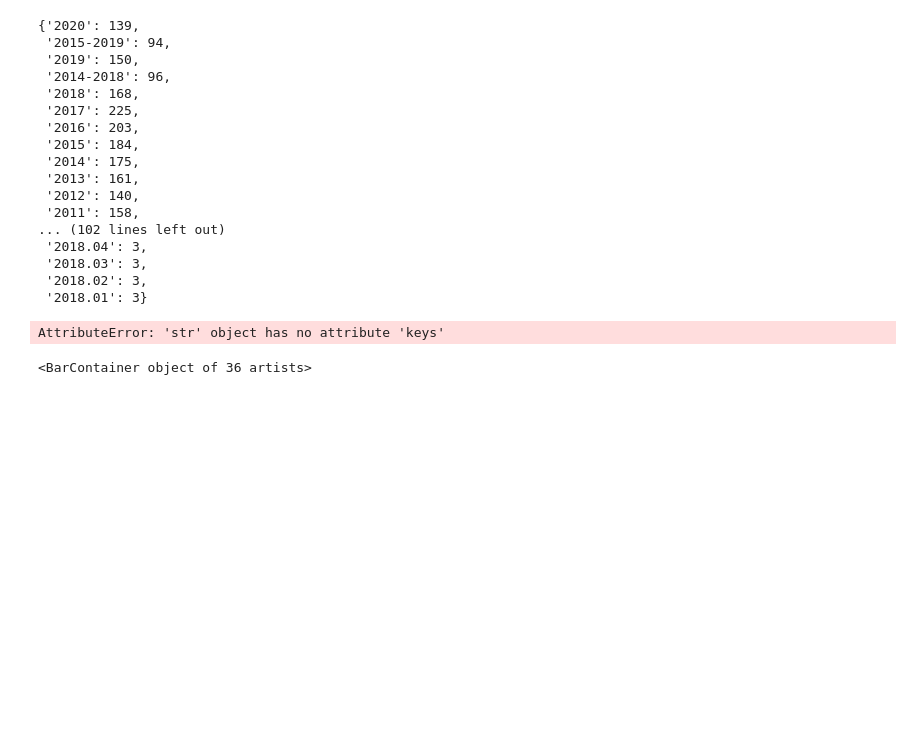
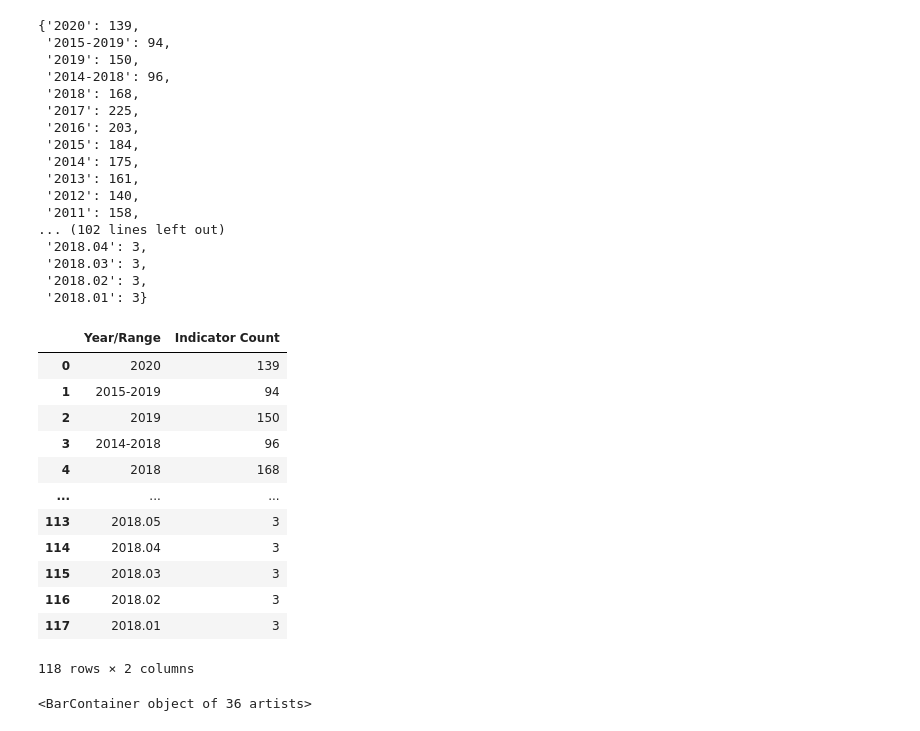
Before and after one commit to dpackardphys/gold_orbit_firelight, a Jupyter notebook: metastudy.ipynb, the cells around one changed output. Drawn from its saved outputs; the diff is of its cells as text; code cells hidden in the pictures; blank space fills up the shorter version.

```diff
--- a/metastudy.ipynb
+++ b/metastudy.ipynb
@@ -127,6 +127,7 @@ pprint(y_drink_json)
 #
 # Going to try to automate the creation of a bar chat plotting the number of indicators covered for each year...
 # First, copy the topics dictionary from below to use keys in automated search
+topics_url = outer_layer['Topics']
 all_topics_json = requests.get(topics_url + '?limit=284').json()
 topic_names_list = list()
 for x in range(284):
@@ -138,3 +139,4 @@ for x in range(284):
 topics_dict={}
 for x in range(284):
     topics_dict[topic_keys_list[x]]=topic_names_list[x]
+topics_dict
@@ -175,16 +195,28 @@ period_cov_dict
  '2018.03': 3,
  '2018.02': 3,
  '2018.01': 3}
-# %%
-#Data coverage (cont'd) [7/...]
-#
-# Let's save that dictionary to a csv, it took a while to run through all the API calls
-csv_columns = ['Year','Indicator Coverage']
-csv_file = "Resources/PeriodCoverage.csv"
-with open(csv_file, 'w') as csvfile:
-    writer = csv.DictWriter(csvfile, fieldnames=csv_columns)
-    writer.writeheader()
-    for data in period_cov_dict:
-            writer.writerow(data)
-# %% [output]
-AttributeError: 'str' object has no attribute 'keys'
+# %%
+#Data coverage (cont'd) [6/...]
+#
+# Wow! That worked on the first try!
+# Let's save that dictionary to a csv, it took a while to run through all the API calls...
+# First turn dictionary into a dataframe
+col_1 = list(period_cov_dict.keys())
+col_2 = [period_cov_dict[key] for key in col_1]
+data = {'Year/Range': col_1, 'Indicator Count': col_2}
+period_cov_df = pd.DataFrame({'Year/Range': col_1, 'Indicator Count': col_2})
+period_cov_df
+# %% [output]
+|  | Year/Range | Indicator Count |
+| 0 | 2020 | 139 |
+| 1 | 2015-2019 | 94 |
+| 2 | 2019 | 150 |
+| 3 | 2014-2018 | 96 |
+| 4 | 2018 | 168 |
+| ... | ... | ... |
+| 113 | 2018.05 | 3 |
+| 114 | 2018.04 | 3 |
+| 115 | 2018.03 | 3 |
+| 116 | 2018.02 | 3 |
+| 117 | 2018.01 | 3 |
+118 rows × 2 columns
```
Also changed, not shown: parts of 4 cells of this notebook, 1 other file.
